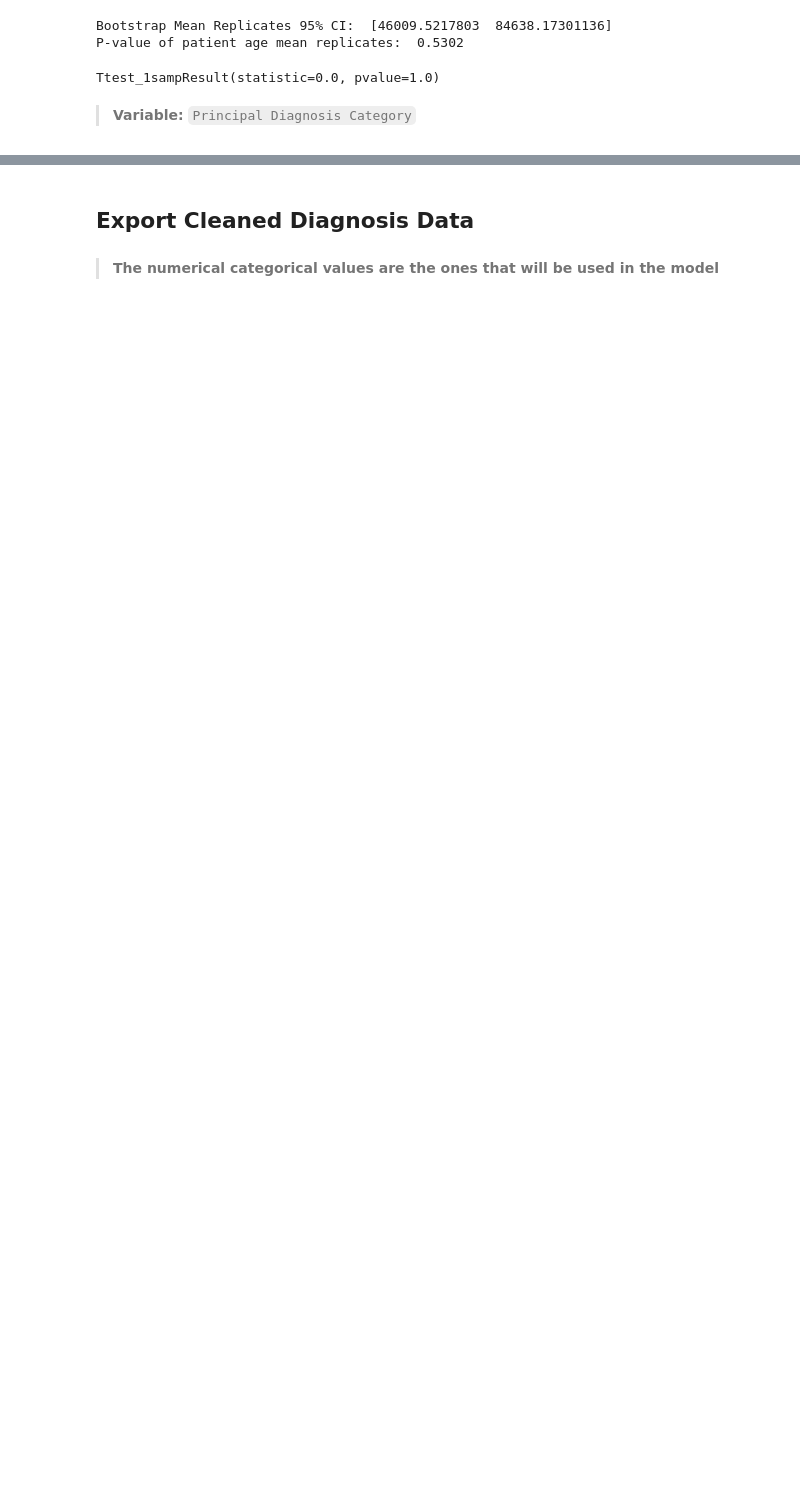
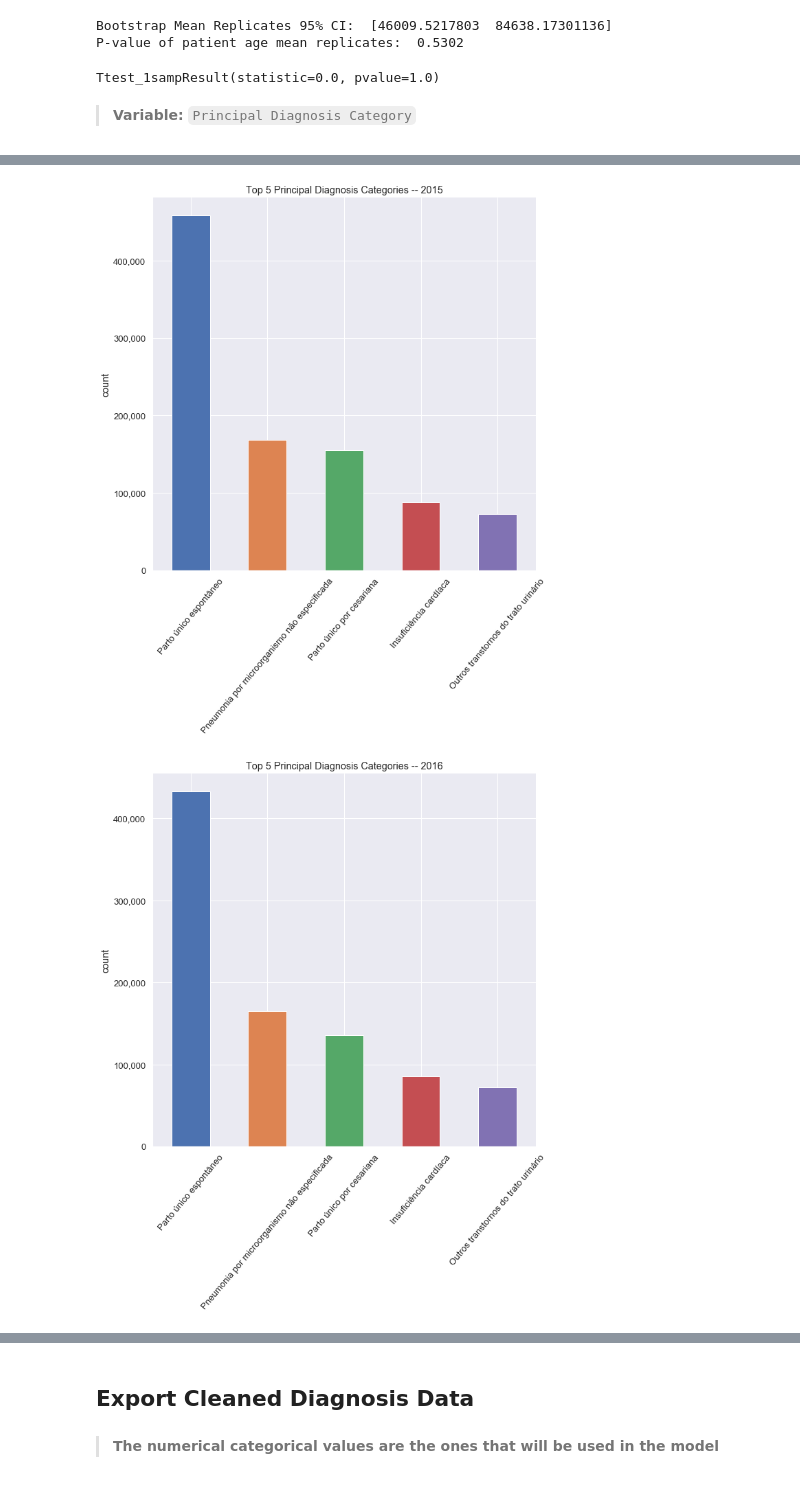
Before and after one commit to IvetteMTapia/Capstone-2_Deep_Learning, a Jupyter notebook: Code - Notebooks/Capstone 2_Diagnosis EDA & Wrangling.ipynb, the cells around one changed output, grey strips where cells are left out. Saved outputs shown, nothing was run; the diff lists cells and outputs as text; code cells hidden in the pictures; blank space fills up the shorter version.

```diff
--- a/Code - Notebooks/Capstone 2_Diagnosis EDA & Wrangling.ipynb
+++ b/Code - Notebooks/Capstone 2_Diagnosis EDA & Wrangling.ipynb
@@ -919,0 +927,17 @@ Ttest_1sampResult(statistic=0.0, pvalue=1.0)
+# %%
+# Top diagnoses by year
+
+count_plot_slice(df = diag_2015, col_name = 'DES_CAT', head = 5,
+                 title = 'Top 5 Principal Diagnosis Categories -- 2015', xlabel = '', ylabel = 'count')
+
+count_plot_slice(df = diag_2016, col_name = 'DES_CAT', head = 5,
+                 title = 'Top 5 Principal Diagnosis Categories -- 2016', xlabel = '', ylabel = 'count')
+
+count_plot_slice(df = diag_2017, col_name = 'DES_CAT', head = 5,
+                 title = 'Top 5 Principal Diagnosis Categories -- 2017', xlabel = '', ylabel = 'count')
+
+count_plot_slice(df = diag_2018, col_name = 'DES_CAT', head = 5,
+                 title = 'Top 5 Principal Diagnosis Categories -- 2018', xlabel = '', ylabel = 'count')
+# %% [output]
+[figure, added]
+[figure, added]
```
Also changed, not shown: parts of 24 cells of this notebook.
